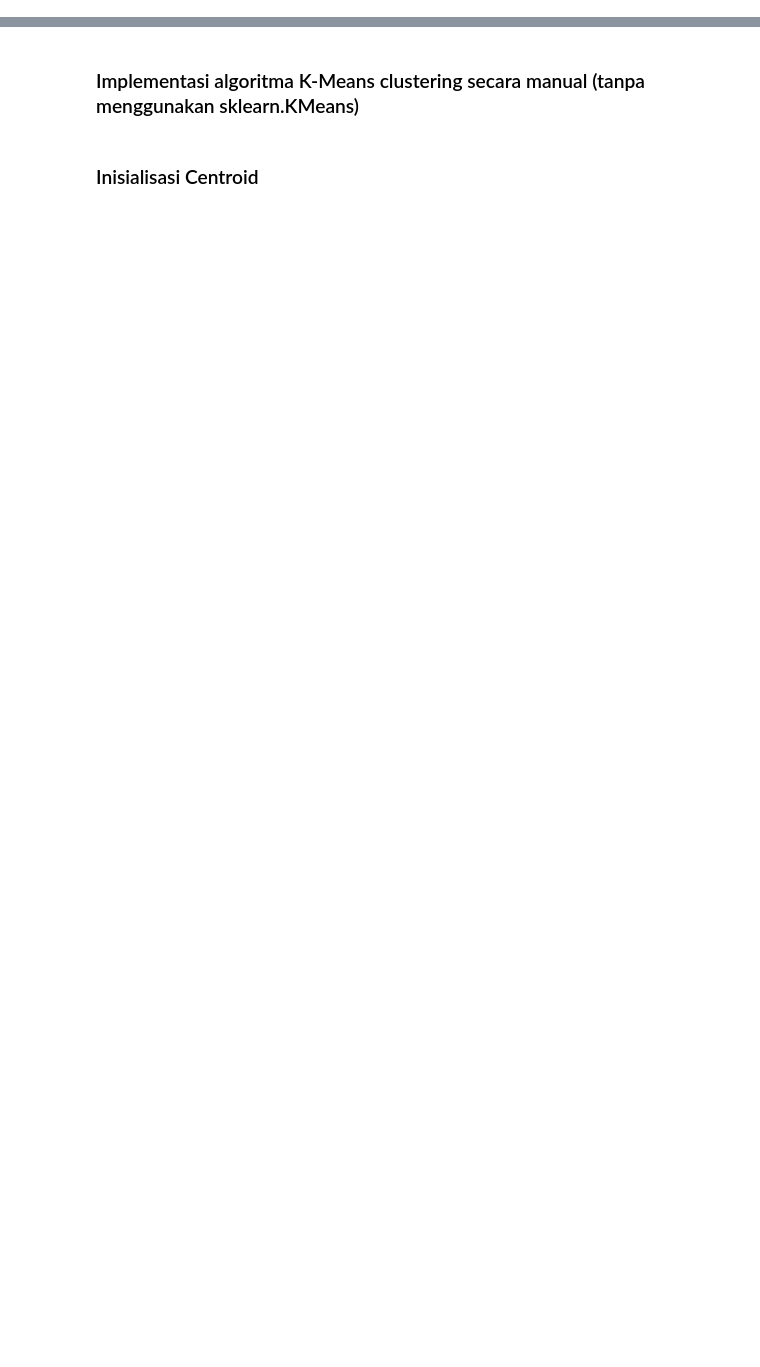
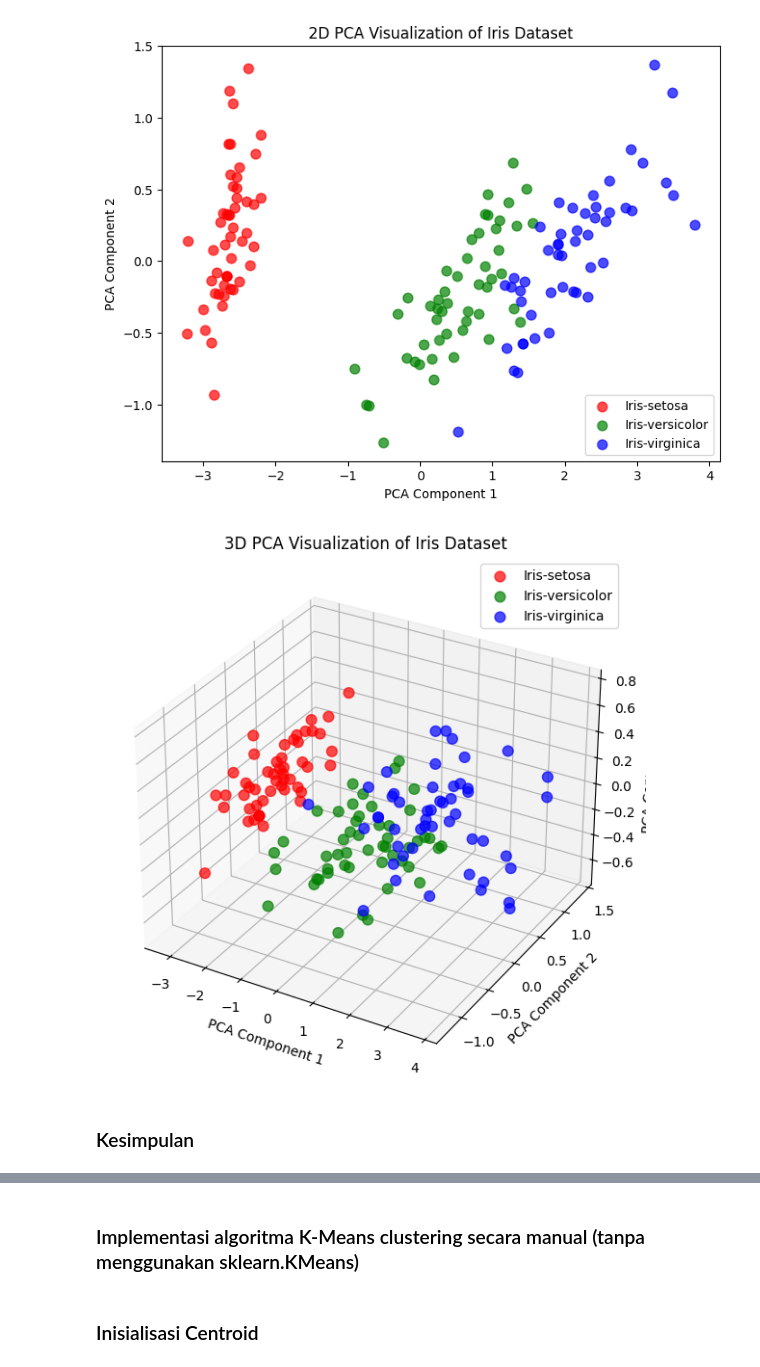
Before and after one commit to ilham08-GH/pendata, a Jupyter notebook: _sources/Modeling.ipynb, the cells around one changed output, grey strips where cells are left out. Drawn from its saved outputs; the diff is of its cells as text; code cells hidden in the pictures; blank space fills up the shorter version.

```diff
--- a/_sources/Modeling.ipynb
+++ b/_sources/Modeling.ipynb
@@ -175,0 +260,51 @@ X_scaled = scaler.fit_transform(X_imputed)
+# %%
+from sklearn.decomposition import PCA
+from mpl_toolkits.mplot3d import Axes3D
+
+
+# Pilih fitur numerik saja
+X = df[['SepalLengthCm', 'SepalWidthCm', 'PetalLengthCm', 'PetalWidthCm']]
+
+# Target (kelas)
+y = df['Species']
+
+# Warna tiap spesies
+colors = {'Iris-setosa':'red', 'Iris-versicolor':'green', 'Iris-virginica':'blue'}
+color_values = [colors[label] for label in y]
+
+# ==== PCA 2D ====
+pca_2d = PCA(n_components=2)
+X_pca_2d = pca_2d.fit_transform(X)
+
+plt.figure(figsize=(8,6))
+for species in colors:
+    plt.scatter(X_pca_2d[y == species, 0], X_pca_2d[y == species, 1],
+                label=species, c=colors[species], s=60, alpha=0.7)
+
+plt.xlabel('PCA Component 1')
+plt.ylabel('PCA Component 2')
+plt.title('2D PCA Visualization of Iris Dataset')
+plt.legend()
+plt.show()
+
+# ==== PCA 3D ====
+pca_3d = PCA(n_components=3)
+X_pca_3d = pca_3d.fit_transform(X)
+
+fig = plt.figure(figsize=(10,7))
+ax = fig.add_subplot(111, projection='3d')
+for species in colors:
+    ax.scatter(X_pca_3d[y == species, 0], X_pca_3d[y == species, 1], X_pca_3d[y == species, 2],
+               label=species, c=colors[species], s=60, alpha=0.7)
+
+ax.set_xlabel('PCA Component 1')
+ax.set_ylabel('PCA Component 2')
+ax.set_zlabel('PCA Component 3')
+plt.title('3D PCA Visualization of Iris Dataset')
+plt.legend()
+plt.show()
+# %% [output]
+[figure, added]
+[figure, added]
+# %% [markdown]
+### Kesimpulan
```
Also changed, not shown: parts of 55 cells of this notebook, 27 other files.
